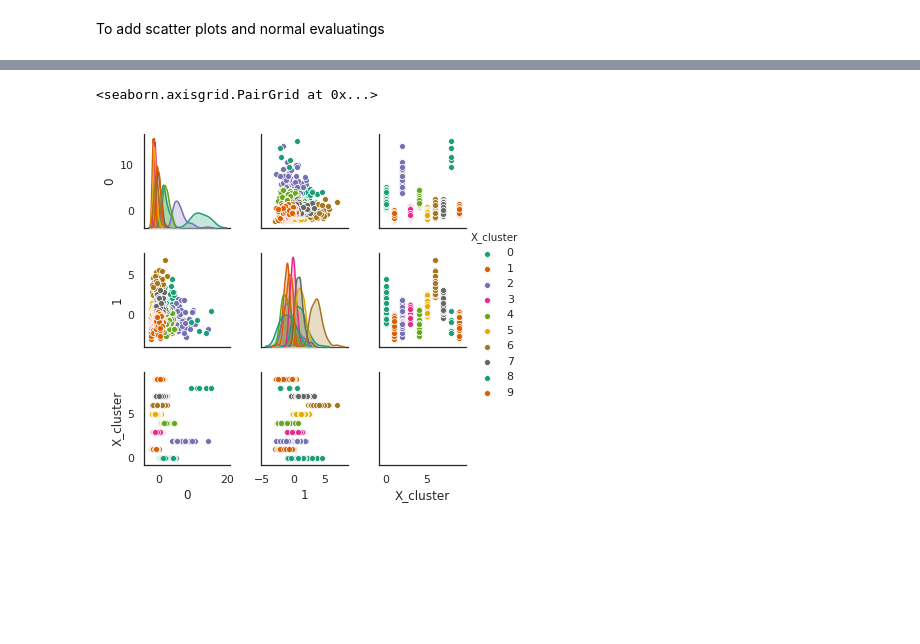
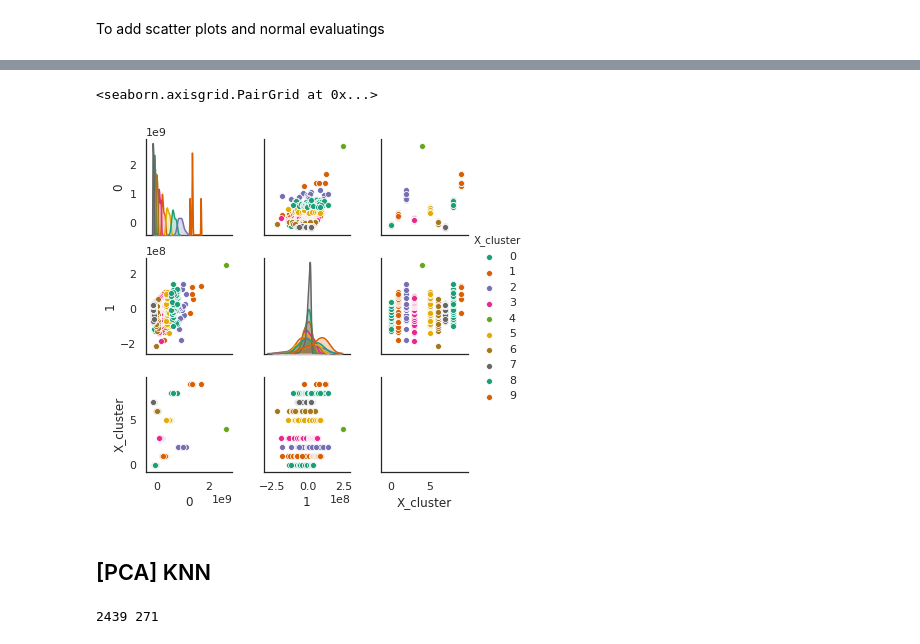
Before and after one commit to Fulmo/ML_ITMM, a Jupyter notebook: lab1_imdb_dataset.ipynb, the cells around one changed output, grey strips where cells are left out. Saved outputs shown, nothing was run; the diff lists cells and outputs as text; code cells hidden in the pictures; blank space fills up the shorter version.

```diff
--- a/lab1_imdb_dataset.ipynb
+++ b/lab1_imdb_dataset.ipynb
@@ -17,7 +17,7 @@ drive.mount('/content/drive')
 # %% [output]
 Drive already mounted at /content/drive; to attempt to forcibly remount, call drive.mount("/content/drive", force_remount=True).
 # %%
-imdb = read_csv('/content/drive/My Drive/ITMM/lab1/tmdb_5000_movies.csv')
+imdb = read_csv(r'/content/drive/My Drive/ITMM/ML_ Zolotykh/lab1/tmdb_5000_movies.csv')
 imdb = imdb.dropna(how='all')
 imdb
 # %% [output]
@@ -536,3 +534,6 @@ imdb[numerical_columns].describe()
+# %%
+from pandas import read_pickle
+imdb = read_pickle('/content/drive/My Drive/ITMM/ML_ Zolotykh/lab1/cleared_imdb.pkl')
 # %% [markdown]
 ### Categorical Features (Make classes)
 # %%
@@ -720,4 +741,4 @@ array([[-1.80748959e-01,  1.12712807e+00,  5.56791496e-01,
 # %%
 from sklearn.decomposition import PCA
 pca = PCA(n_components=2)
-X_pca = pca.fit_transform(X_train)
+X_pca = pca.fit_transform(X_rating)
@@ -723,0 +772,2 @@ X_pca = pca.fit_transform(X_train)
+# %%
+X_clust_2dim = kmeans.fit_predict(X_pca)
@@ -724,7 +781,19 @@ X_pca = pca.fit_transform(X_train)
 # %%
 df= DataFrame(X_pca)
-df['X_cluster'] = X_clustered
+df['X_cluster'] = X_clust_2dim
 sns.pairplot(df, hue='X_cluster', palette= 'Dark2', diag_kind='kde',size=1.85)
 # %% [output]
 <seaborn.axisgrid.PairGrid at 0x...>
-[figure, old version]
+[figure, new version]
+# %% [markdown]
+## [PCA] KNN
+# %%
+from sklearn.model_selection import train_test_split
+X_train_pca, X_test_pca, Y_train_pca, Y_test_pca = train_test_split(X_pca, Y_rating, test_size = 0.1, random_state = 42)
+
+N_train, _ = X_train_pca.shape
+N_test,  _ = X_test_pca.shape
+
+print(N_train, N_test)
+# %% [output]
+2439 271
```
Also changed, not shown: parts of 36 cells of this notebook.
